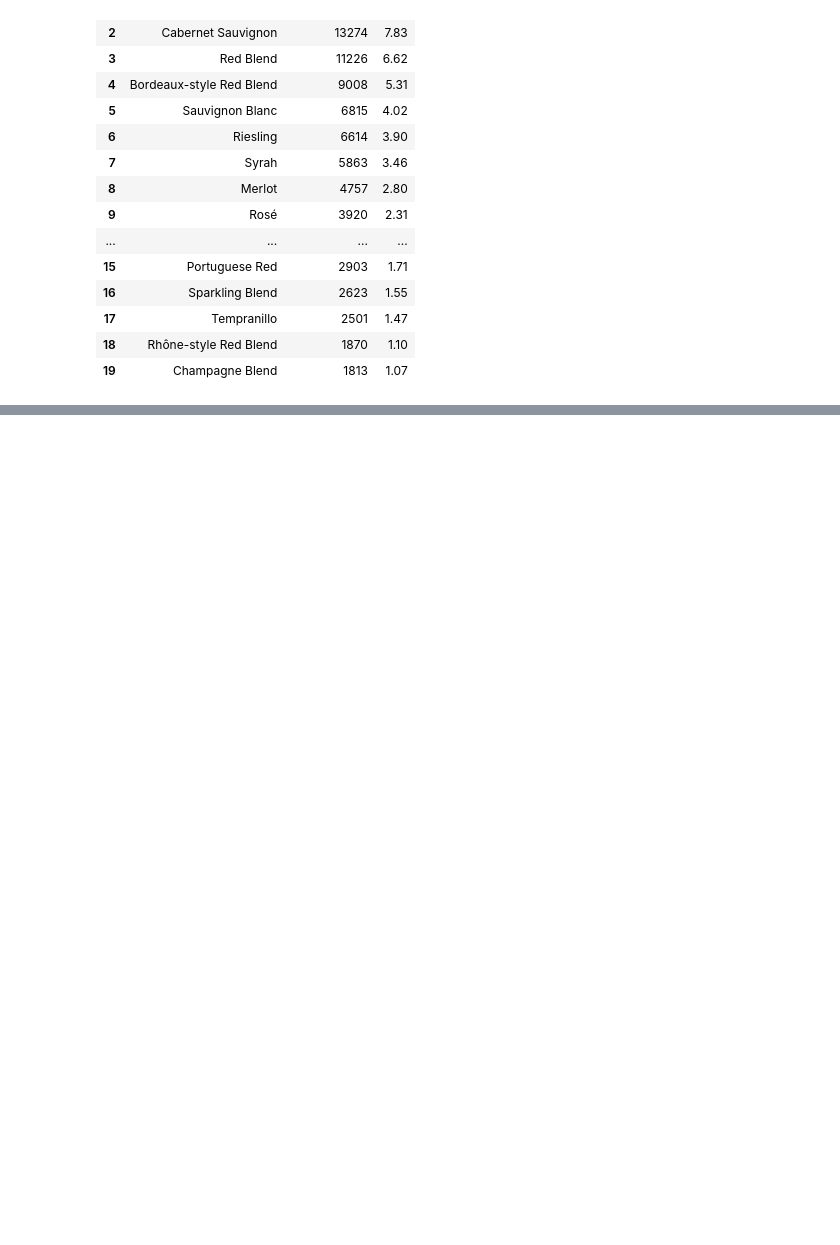
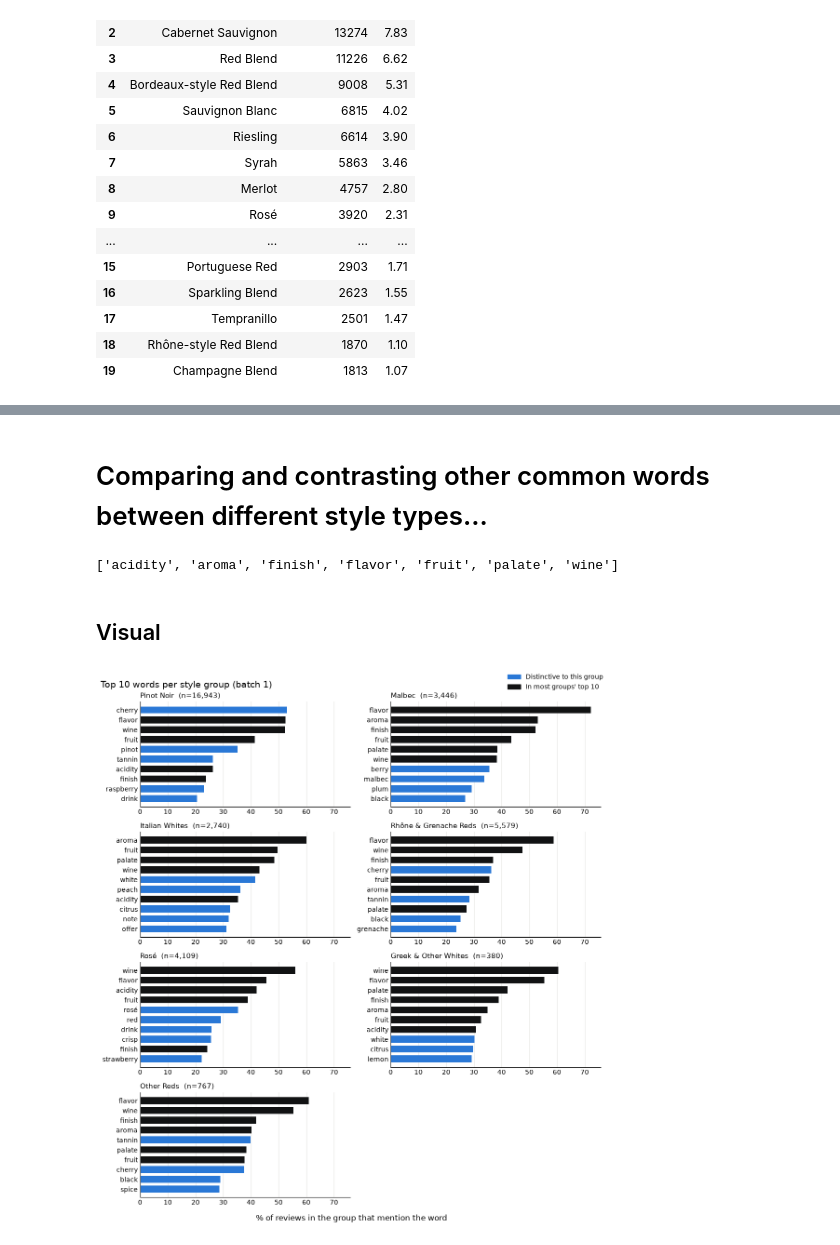
Before and after one commit to Madlenate/Winery_reviews, a Jupyter notebook: data_analysis.ipynb, the cells around one changed output, grey strips where cells are left out. Cells and saved outputs as stored; diff of their text form; code cells hidden in the pictures; blank space fills up the shorter version.

```diff
--- a/data_analysis.ipynb
+++ b/data_analysis.ipynb
@@ -83,0 +412,64 @@ all_reviews.head()
+# %% [markdown]
+# Comparing and contrasting other common words between different style types...
+# %%
+styles = df_batch1["style_group"].unique().tolist()
+
+TOP_N = 10
+
+top_words = {}
+group_size = {}
+
+for style in styles:
+    sub = df_batch1[df_batch1["style_group"] == style]
+    word_counts = FreqDist(word for tokens in sub["tokens"] for word in set(tokens))
+
+    group_size[style] = len(sub)
+    top_words[style] = [(w, 100 * c / len(sub)) for w, c in word_counts.most_common(TOP_N)]
+# %%
+from collections import Counter
+
+appearances = Counter(w for pairs in top_words.values() for w, _ in pairs)
+shared = {w for w, n in appearances.items() if n >= len(styles) / 2}
+print(sorted(shared))
+# %% [output]
+['acidity', 'aroma', 'finish', 'flavor', 'fruit', 'palate', 'wine']
+# %% [markdown]
+## Visual
+# %%
+import math
+from matplotlib.patches import Patch
+
+DISTINCT  =  "#2a78d6"  # Distinct will be blueeeee
+SHARED = "#111213"  #  Shared will be redd
+
+ncols = 2
+nrows = math.ceil(len(styles) / ncols) # fit to scalee... if more data anlaysis is needed
+fig, axes = plt.subplots(nrows, ncols, figsize=(11, 3 * nrows), sharex=True) # size will also scale as well
+axes = axes.flatten()
+
+for ax, style in zip(axes, styles):
+    words, pcts = zip(*top_words[style])
+    colors = [SHARED if w in shared else DISTINCT for w in words]
+
+    ax.barh(words, pcts, color=colors, height=0.7)
+    ax.invert_yaxis()
+    ax.set_title(f"{style}  (n={group_size[style]:,})", loc="left", fontsize=11)
+
+    ax.spines[["top", "right"]].set_visible(False)
+    ax.grid(axis="x", color="#e5e4e0", linewidth=0.8)
+    ax.set_axisbelow(True)
+    ax.tick_params(length=0)
+    ax.xaxis.set_tick_params(labelbottom=True)
+
+for ax in axes[len(styles):]:
+    ax.set_visible(False)
+
+fig.legend(handles=[Patch(color=DISTINCT, label="Distinctive to this group"),
+                    Patch(color=SHARED,   label="In most groups' top 10")],
+           loc="upper right", frameon=False)
+fig.suptitle(f"Top {TOP_N} words per style group (batch 1)", x=0.01, ha="left", fontsize=14)
+fig.supxlabel("% of reviews in the group that mention the word")
+plt.tight_layout()
+plt.show()
+# %% [output]
+[figure, added]
```
Also changed, not shown: parts of 39 cells of this notebook, 3 other files.
